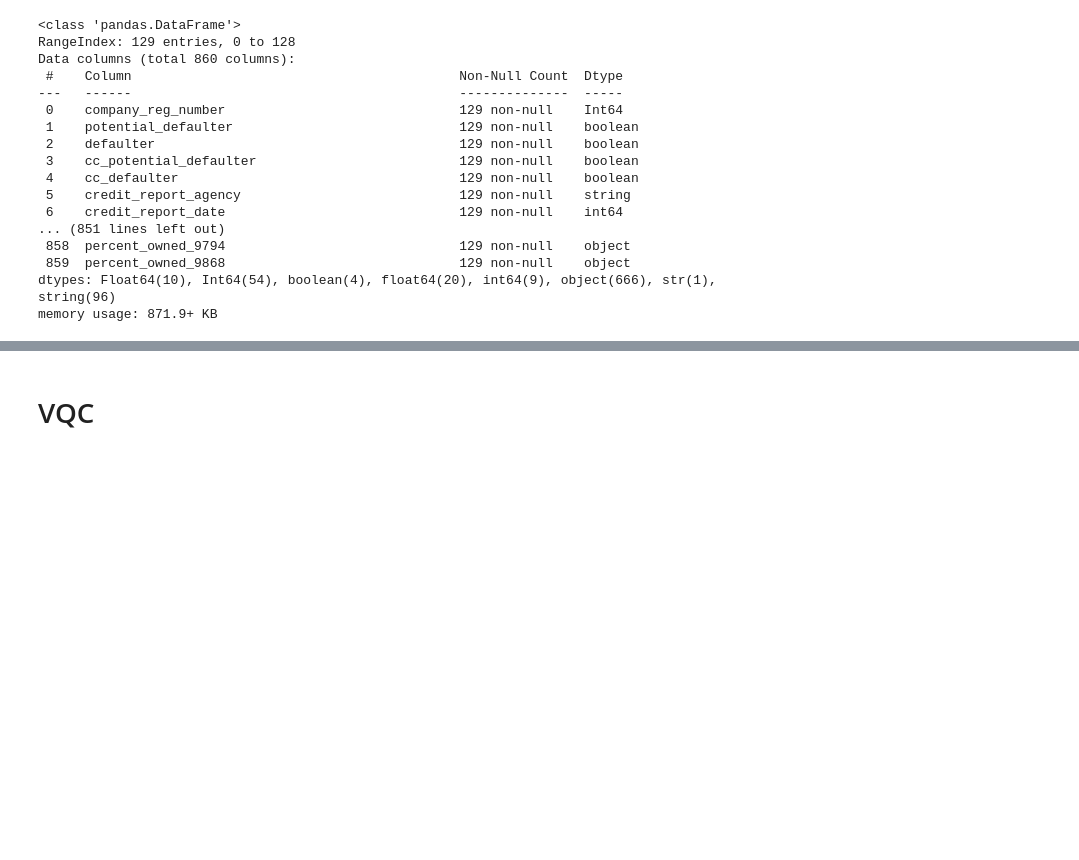
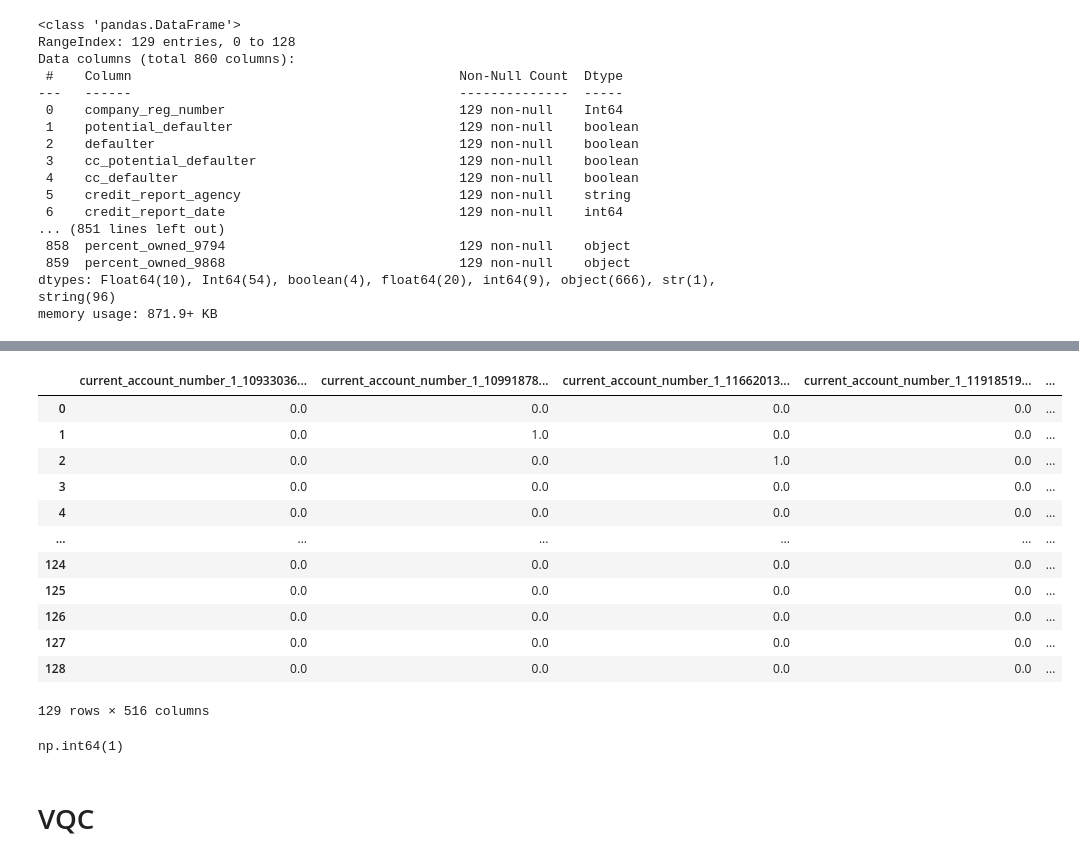
Before and after one commit to floatn/QML-for-finance, a Jupyter notebook: qml_code.ipynb, the cells around one changed output, grey strips where cells are left out. Saved outputs shown, nothing was run; the diff lists cells and outputs as text; code cells hidden in the pictures; blank space fills up the shorter version.

```diff
--- a/qml_code.ipynb
+++ b/qml_code.ipynb
@@ -2489,5 +2540,8 @@ memory usage: 871.9+ KB
 # %%
 from sklearn.preprocessing import OneHotEncoder
 
-# TODO: Try 'drop' option!
-#ohc = OneHotEncoder(categories=cs2_df.columns[5, 7], handle_unknown='ignore')
+ohc = OneHotEncoder(sparse_output=False).set_output(transform='pandas')
+ohc_df = pd.concat([ohc.fit_transform(cs7_df[['credit_report_agency', 'credit_report_model', 'company_type']]),
+                    ohc2.fit_transform(cs7_df[['factoring_provider']].fillna('NA')).drop(columns=['factoring_provider_NA']),
+                    ohc2.fit_transform(cs7_df[['online_challenge_wave13']].fillna('NA')).drop(columns=['online_challenge_wave13_NA'])], axis=1)
+ohc_df.sample(3)
@@ -2493,0 +2554,9 @@ from sklearn.preprocessing import OneHotEncoder
+# %%
+cs7_df[cs7_df.columns[141:145]].sample(5)
+cs7_df[cs7_df.columns[141:145]].info()
+cs7_df[cs7_df.columns[144]].value_counts()
+cs7_df[cs7_df.columns[143]].nunique()
+cs7_df[cs7_df.columns[142]].nunique()
+ohc_df = pd.concat([ohc_df, ohc.fit_transform(cs7_df[['borough_county', 'primary_sector']])], axis=1)
+ohc_df.sample(3)
+# TODO: delete postal_code, contact_phone_number columns
@@ -2493,0 +2589,20 @@ from sklearn.preprocessing import OneHotEncoder
+# %%
+ohc.fit_transform(cs7_df[cs7_df.columns[176:180]])
+# %% [output]
+|  | current_account_number_1_10933036... | current_account_number_1_10991878... | current_account_number_1_11662013... | current_account_number_1_11918519... | ... |
+| 0 | 0.0 | 0.0 | 0.0 | 0.0 | ... |
+| 1 | 0.0 | 1.0 | 0.0 | 0.0 | ... |
+| 2 | 0.0 | 0.0 | 1.0 | 0.0 | ... |
+| 3 | 0.0 | 0.0 | 0.0 | 0.0 | ... |
+| 4 | 0.0 | 0.0 | 0.0 | 0.0 | ... |
+| ... | ... | ... | ... | ... | ... |
+| 124 | 0.0 | 0.0 | 0.0 | 0.0 | ... |
+| 125 | 0.0 | 0.0 | 0.0 | 0.0 | ... |
+| 126 | 0.0 | 0.0 | 0.0 | 0.0 | ... |
+| 127 | 0.0 | 0.0 | 0.0 | 0.0 | ... |
+| 128 | 0.0 | 0.0 | 0.0 | 0.0 | ... |
+129 rows × 516 columns
+# %%
+csac_df.groupby(['current_account_number'])['company_reg_number'].agg('count').max()
+# %% [output]
+np.int64(1)
```
Also changed, not shown: parts of 11 cells of this notebook.
